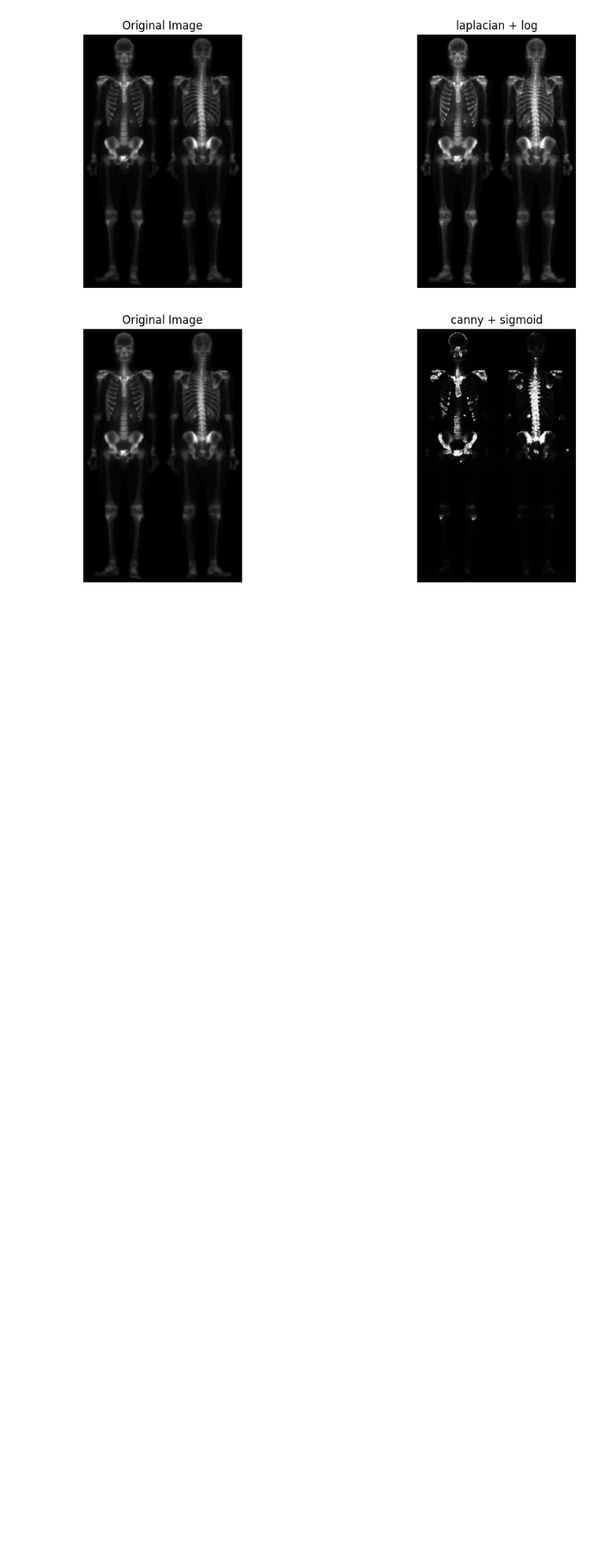
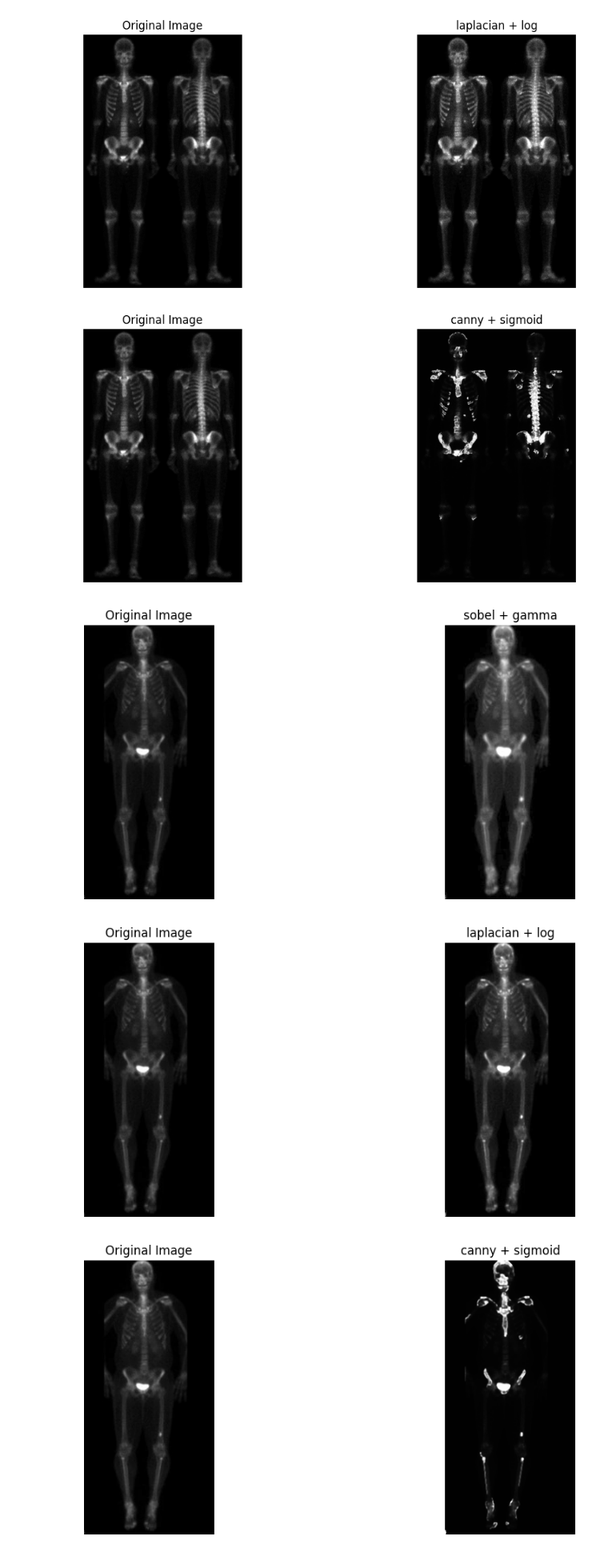
Before and after one commit to oPotat/vision-final-project, a Jupyter notebook: xray.ipynb, the cells around one changed output. Shown at 80% size. Cells and saved outputs as stored; diff of their text form; code cells hidden in the pictures; blank space fills up the shorter version.

Commit message:
New image added to test

```diff
--- a/xray.ipynb
+++ b/xray.ipynb
@@ -225,3 +225,13 @@ canny_pipeline.compare("xray.png")
 [figure]
 [figure]
 [figure]
+# %%
+sobel_pipeline.compare("low_quality_xray.png")
+
+lap_pipeline.compare("low_quality_xray.png")
+
+canny_pipeline.compare("low_quality_xray.png")
+# %% [output]
+[figure, added]
+[figure, added]
+[figure, added]
```
Also changed, not shown: 2 other files.
